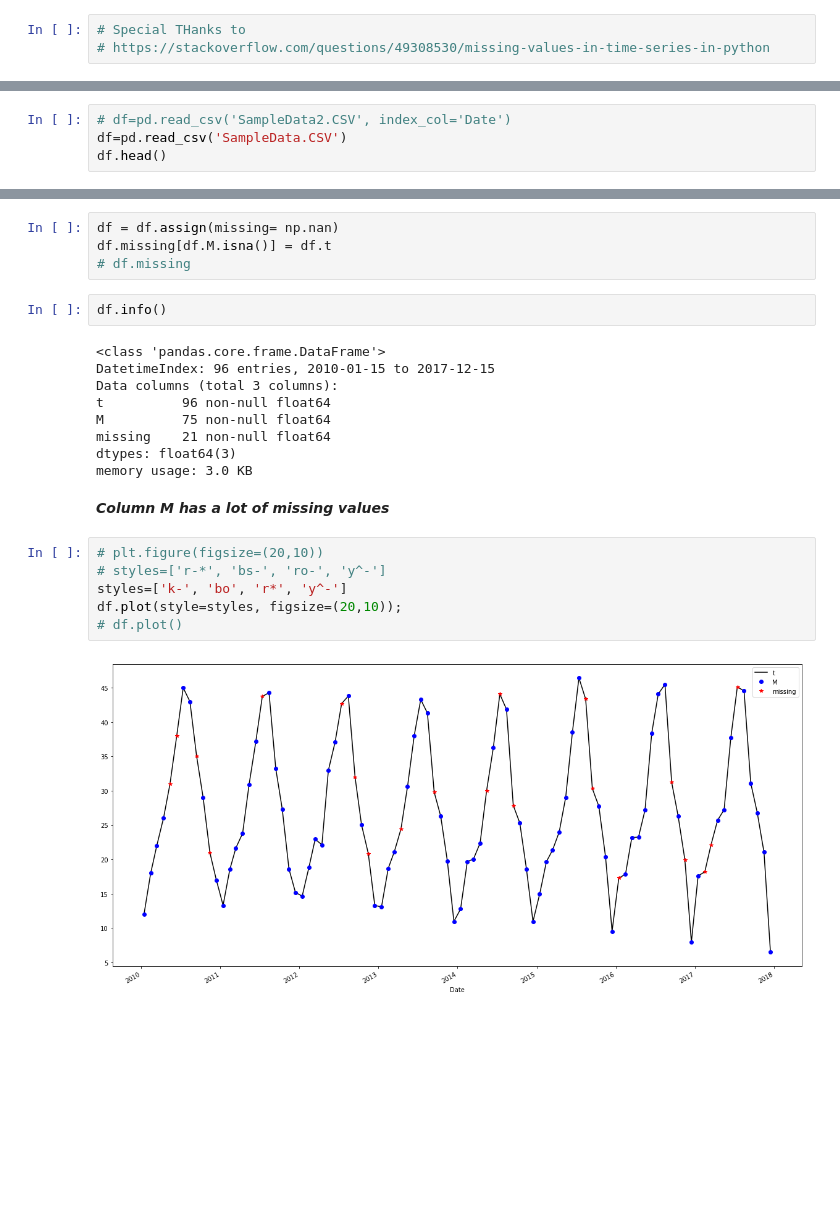
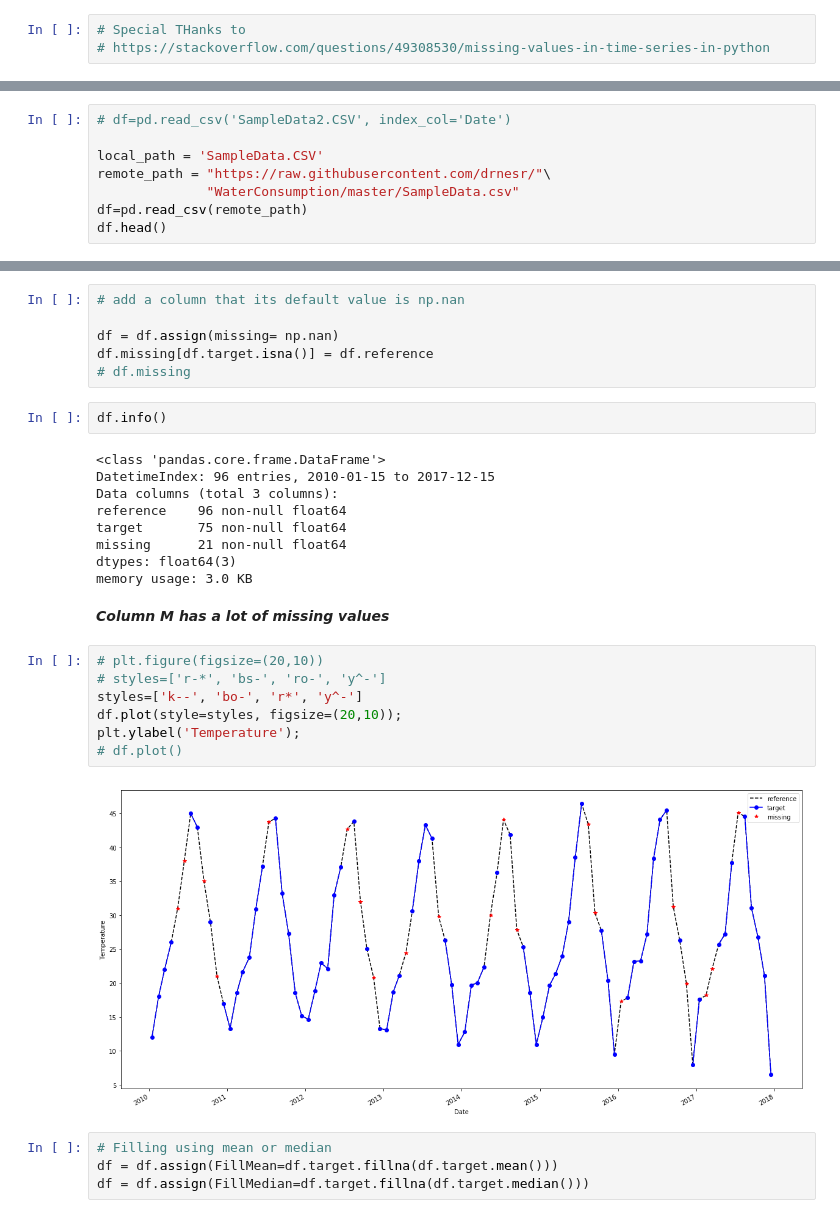
Before and after one commit to drnesr/WaterConsumption, a Jupyter notebook: ImputingTimeSeriesData.ipynb, the cells around one changed output, grey strips where cells are left out. Drawn from its saved outputs; the diff is of its cells as text; blank space fills up the shorter version.

```diff
--- a/ImputingTimeSeriesData.ipynb
+++ b/ImputingTimeSeriesData.ipynb
@@ -16,6 +15,10 @@ from sklearn.metrics import r2_score
 # print(jupyter_data_dir())
 # %%
 # df=pd.read_csv('SampleData2.CSV', index_col='Date')
-df=pd.read_csv('SampleData.CSV')
+
+local_path = 'SampleData.CSV'
+remote_path = "https://raw.githubusercontent.com/drnesr/"\
+              "WaterConsumption/master/SampleData.csv"
+df=pd.read_csv(remote_path)
 df.head()
 # %% [output]
@@ -39,8 +42,10 @@ df.head()
 | 2010-04-15 | 26.0 | 26.0 |
 | 2010-05-15 | 31.0 | NaN |
 # %%
+# add a column that its default value is np.nan
+
 df = df.assign(missing= np.nan)
-df.missing[df.M.isna()] = df.t
+df.missing[df.target.isna()] = df.reference
 # df.missing
 # %%
 df.info()
@@ -48,9 +53,9 @@ df.info()
 <class 'pandas.core.frame.DataFrame'>
 DatetimeIndex: 96 entries, 2010-01-15 to 2017-12-15
 Data columns (total 3 columns):
-t          96 non-null float64
-M          75 non-null float64
-missing    21 non-null float64
+reference    96 non-null float64
+target       75 non-null float64
+missing      21 non-null float64
 dtypes: float64(3)
 memory usage: 3.0 KB
 # %% [markdown]
@@ -58,11 +63,16 @@ memory usage: 3.0 KB
 # %%
 # plt.figure(figsize=(20,10))
 # styles=['r-*', 'bs-', 'ro-', 'y^-']
-styles=['k-', 'bo', 'r*', 'y^-']
+styles=['k--', 'bo-', 'r*', 'y^-']
 df.plot(style=styles, figsize=(20,10));
+plt.ylabel('Temperature');
 # df.plot()
 # %% [output]
-[figure, old version]
+[figure, new version]
+# %%
+# Filling using mean or median
+df = df.assign(FillMean=df.target.fillna(df.target.mean()))
+df = df.assign(FillMedian=df.target.fillna(df.target.median()))
 # %%
 # Creating a column in the dataframe
 # instead of : df['NewCol']=0, we use
```
Also changed, not shown: parts of 29 cells of this notebook, 18 other files.
